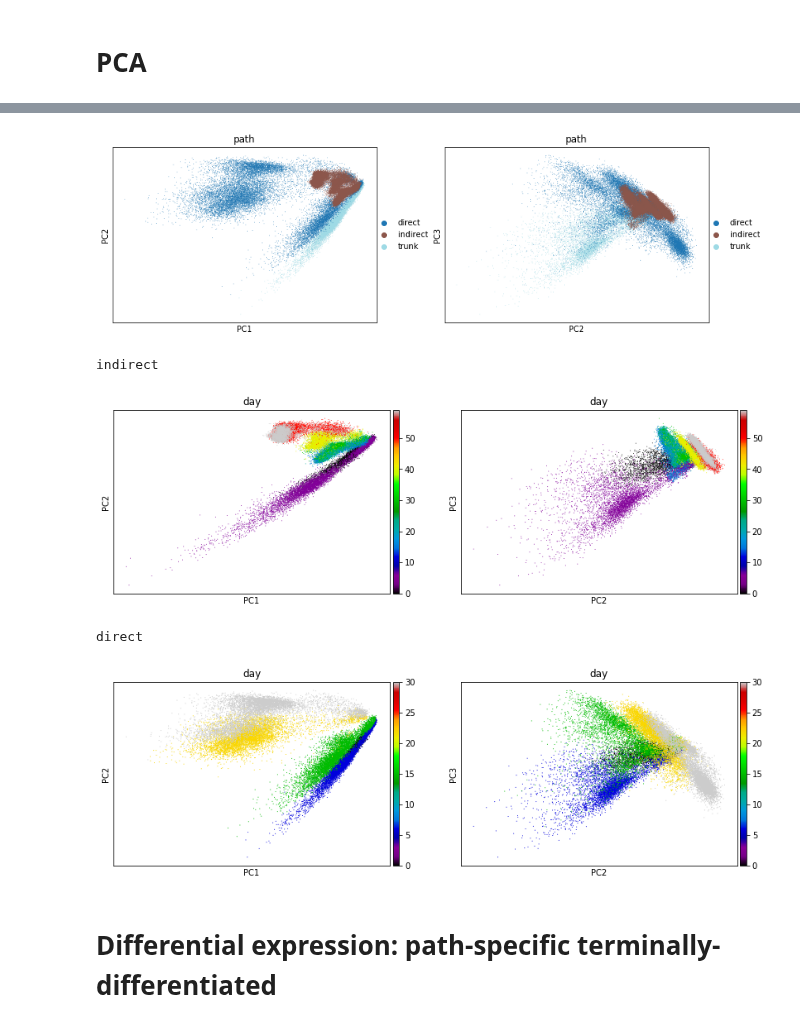
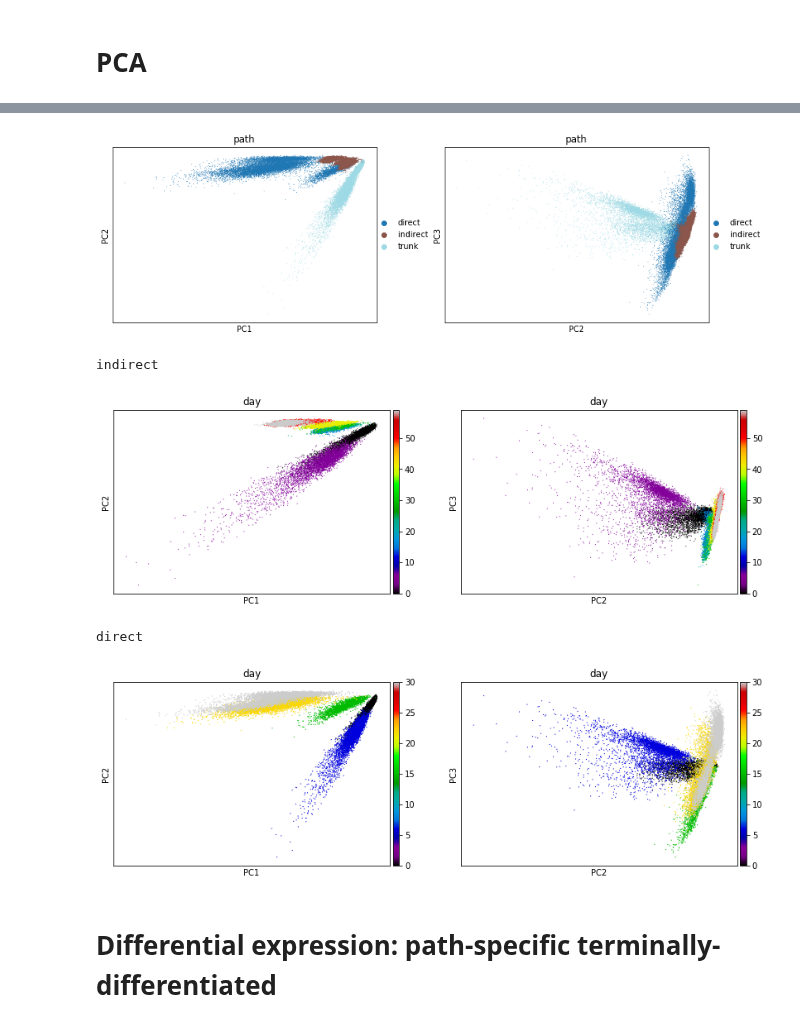
Before and after one commit to czbiohub/darmanis_group_DL_notebook, a Jupyter notebook: DL20190228_dish_mel_preprocess.ipynb, the cells around one changed output, grey strips where cells are left out. Cells and saved outputs as stored; diff of their text form; code cells hidden in the pictures.

```diff
--- a/DL20190228_dish_mel_preprocess.ipynb
+++ b/DL20190228_dish_mel_preprocess.ipynb
@@ -17,10 +17,10 @@ warnings.filterwarnings('ignore')
 %matplotlib inline
 
 # import data from s3
-# for file in ['adata_all']:
+for file in ['adata_all','COI_names','adata_coi']:
 #     ! aws s3 cp s3://{s3dir}/{file}.p {wkdir}/
-#     var = pickle.load((open(f'{wkdir}/{file}.p', 'rb')))
-#     exec(f'{file} = var')
-#     del var
+    var = pickle.load((open(f'{wkdir}/{file}.p', 'rb')))
+    exec(f'{file} = var')
+    del var
 # %% [output]
 scanpy version: 1.3.3
@@ -313,0 +327,28 @@ sc.pl.umap(adata_all, color = ['TYR','MITF','SOX2','PLP1'],
+# %%
+# COI-only
+run_me = False
+
+if run_me == True:
+    ## restore coi index from all cells analysis and pushed to s3 --> subset all cells
+    coi_list = pickle.load((open(f'/home/ubuntu/data/DL20190312_dish_mel/COI_names.p', 'rb')))
+    adata_coi = adata_trunk.concatenate(adata_dir, adata_indir, join='outer')
+    adata_coi = adata_coi[[x in coi_list for x in adata_coi.obs.index.tolist()]]
+
+    # freeze raw counts and scale
+    adata_coi.raw = adata_coi
+
+    # log transform, prune on dispersion, scale
+    sc.pp.log1p(adata_coi)
+    sc.pp.highly_variable_genes(adata_coi)
+    sc.pp.scale(adata_coi)
+
+    # UMAP and PCA
+    input_adata = adata_coi
+    pca_adata(input_adata, num_pcs=30)
+    umap_adata(input_adata, res=0.25, scan = False)
+
+    # save and push
+    for objname in ['adata_coi']:
+        pickle.dump(eval(objname), open( f"{wkdir}/{objname}.p", "wb" ), protocol=4)
+        syscmd = f'aws s3 cp {wkdir}/{objname}.p s3://{s3dir}/'
+        subprocess.run(syscmd.split(' '))
@@ -319,16 +378,16 @@ sc.pl.umap(adata_all, color = ['path', 'day','louvain'], palette = 'tab20', cmap
 # %%
 components = ['1,2','2,3']
-sc.pl.pca(adata_all, color = ['path'], components=components, palette = 'tab20')
+sc.pl.pca(adata_coi, color = ['path'], components=components, palette = 'tab20')
 print('indirect')
-sc.pl.pca(adata_all[adata_all.obs.path != 'direct'], color = ['day'], components=components, cmap = 'nipy_spectral')
+sc.pl.pca(adata_all[adata_coi.obs.path != 'direct'], color = ['day'], components=components, cmap = 'nipy_spectral')
 print('direct')
-sc.pl.pca(adata_all[adata_all.obs.path != 'indirect'], color = ['day'], components=components, cmap = 'nipy_spectral')
+sc.pl.pca(adata_all[adata_coi.obs.path != 'indirect'], color = ['day'], components=components, cmap = 'nipy_spectral')
 # %% [output]
-[figure, old version]
+[figure, new version]
 indirect
-[figure, old version]
+[figure, new version]
 direct
-[figure, old version]
+[figure, new version]
 # %% [markdown]
 # Differential expression: path-specific terminally-differentiated
 # %% [markdown]
```
Also changed, not shown: parts of 13 cells of this notebook.
